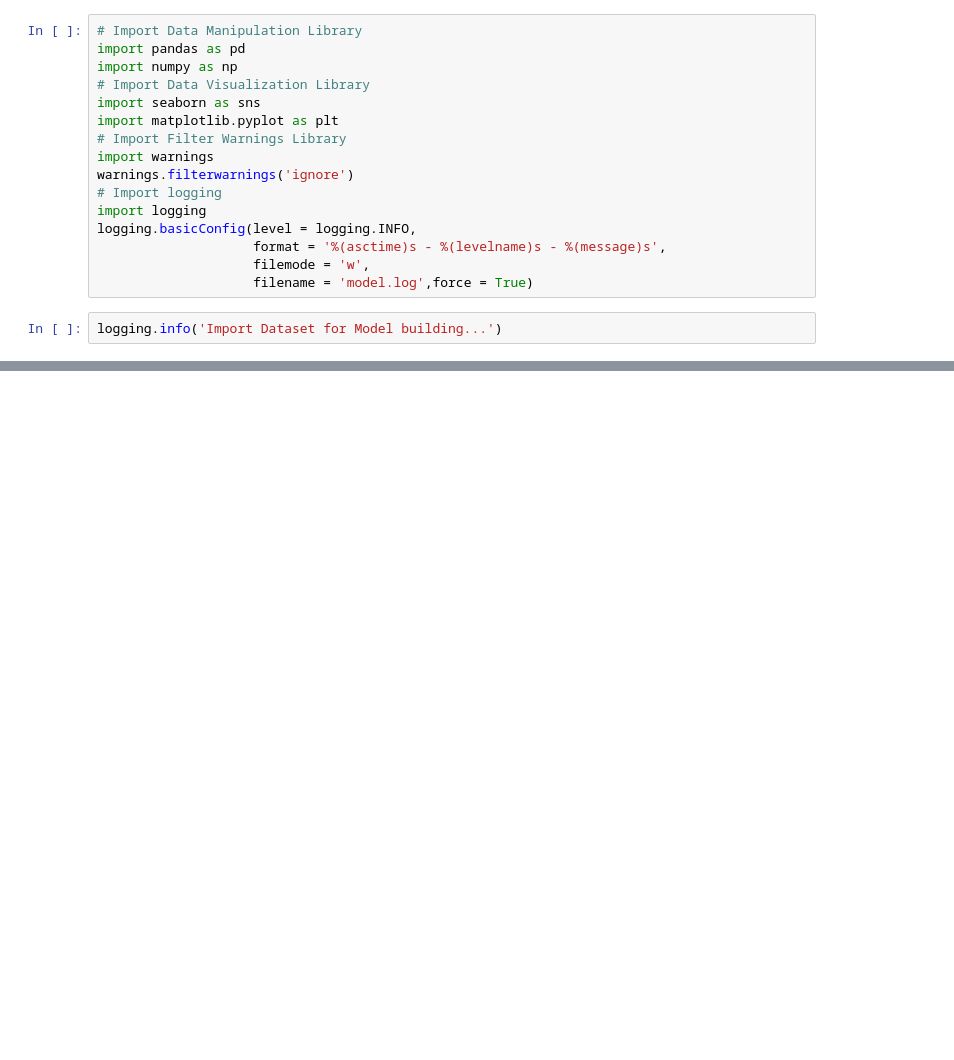
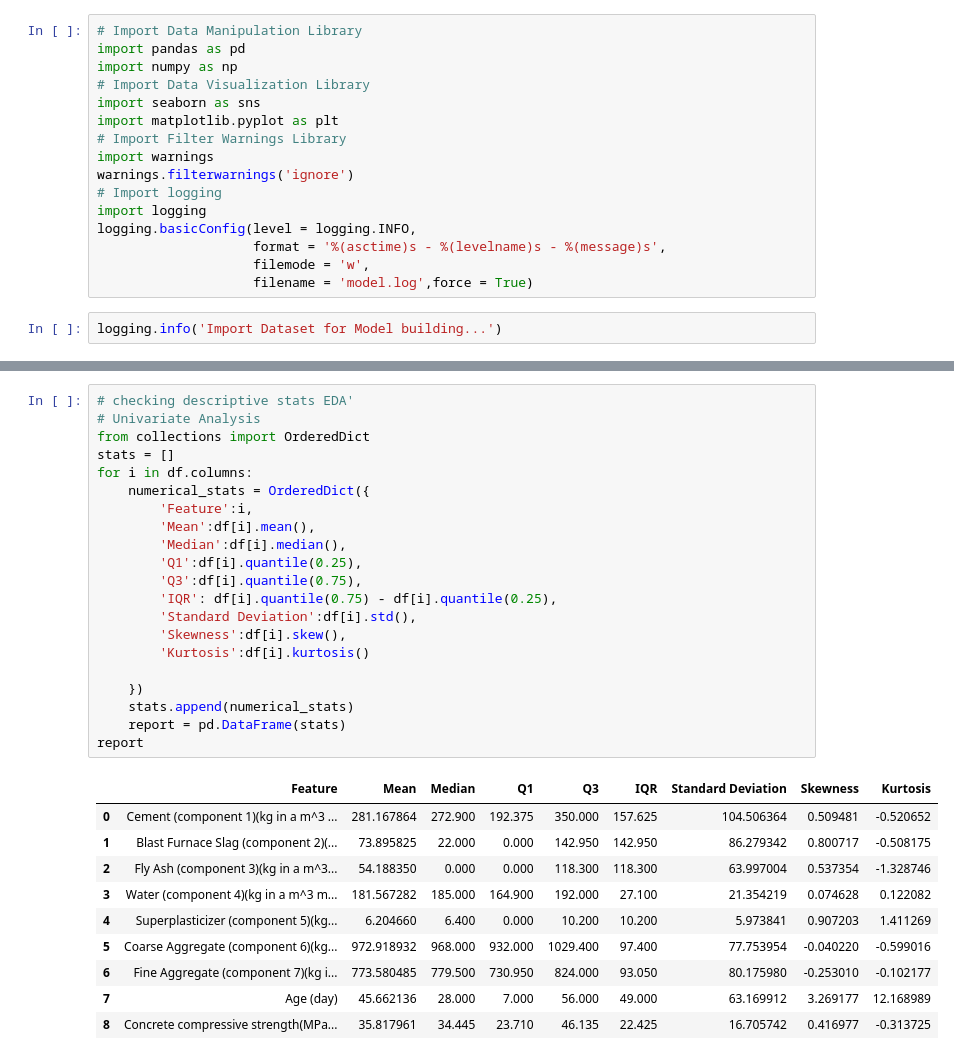
Before and after one commit to vrushali253/cementprediction_model, a Jupyter notebook: Model.ipynb, the cells around one changed output, grey strips where cells are left out. Cells and saved outputs as stored; diff of their text form; blank space fills up the shorter version.

```diff
--- a/Model.ipynb
+++ b/Model.ipynb
@@ -36,0 +108,32 @@ df.sample(frac = 1)
+# %%
+# checking descriptive stats EDA'
+# Univariate Analysis
+from collections import OrderedDict
+stats = []
+for i in df.columns:
+    numerical_stats = OrderedDict({
+        'Feature':i,
+        'Mean':df[i].mean(),
+        'Median':df[i].median(),
+        'Q1':df[i].quantile(0.25),
+        'Q3':df[i].quantile(0.75),
+        'IQR': df[i].quantile(0.75) - df[i].quantile(0.25),
+        'Standard Deviation':df[i].std(),
+        'Skewness':df[i].skew(),
+        'Kurtosis':df[i].kurtosis()
+
+    })
+    stats.append(numerical_stats)
+    report = pd.DataFrame(stats)
+report
+# %% [output]
+|  | Feature | Mean | Median | Q1 | Q3 | IQR | Standard Deviation | Skewness | Kurtosis |
+| 0 | Cement (component 1)(kg in a m^3 ... | 281.167864 | 272.900 | 192.375 | 350.000 | 157.625 | 104.506364 | 0.509481 | -0.520652 |
+| 1 | Blast Furnace Slag (component 2)(... | 73.895825 | 22.000 | 0.000 | 142.950 | 142.950 | 86.279342 | 0.800717 | -0.508175 |
+| 2 | Fly Ash (component 3)(kg in a m^3... | 54.188350 | 0.000 | 0.000 | 118.300 | 118.300 | 63.997004 | 0.537354 | -1.328746 |
+| 3 | Water (component 4)(kg in a m^3 m... | 181.567282 | 185.000 | 164.900 | 192.000 | 27.100 | 21.354219 | 0.074628 | 0.122082 |
+| 4 | Superplasticizer (component 5)(kg... | 6.204660 | 6.400 | 0.000 | 10.200 | 10.200 | 5.973841 | 0.907203 | 1.411269 |
+| 5 | Coarse Aggregate (component 6)(kg... | 972.918932 | 968.000 | 932.000 | 1029.400 | 97.400 | 77.753954 | -0.040220 | -0.599016 |
+| 6 | Fine Aggregate (component 7)(kg i... | 773.580485 | 779.500 | 730.950 | 824.000 | 93.050 | 80.175980 | -0.253010 | -0.102177 |
+| 7 | Age (day) | 45.662136 | 28.000 | 7.000 | 56.000 | 49.000 | 63.169912 | 3.269177 | 12.168989 |
+| 8 | Concrete compressive strength(MPa... | 35.817961 | 34.445 | 23.710 | 46.135 | 22.425 | 16.705742 | 0.416977 | -0.313725 |
```
Also changed, not shown: parts of 9 cells of this notebook, 2 other files.
